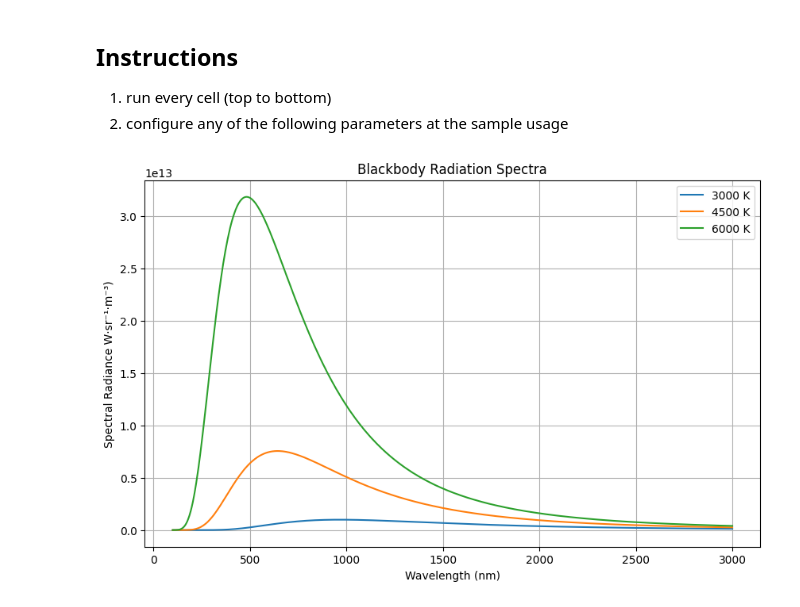
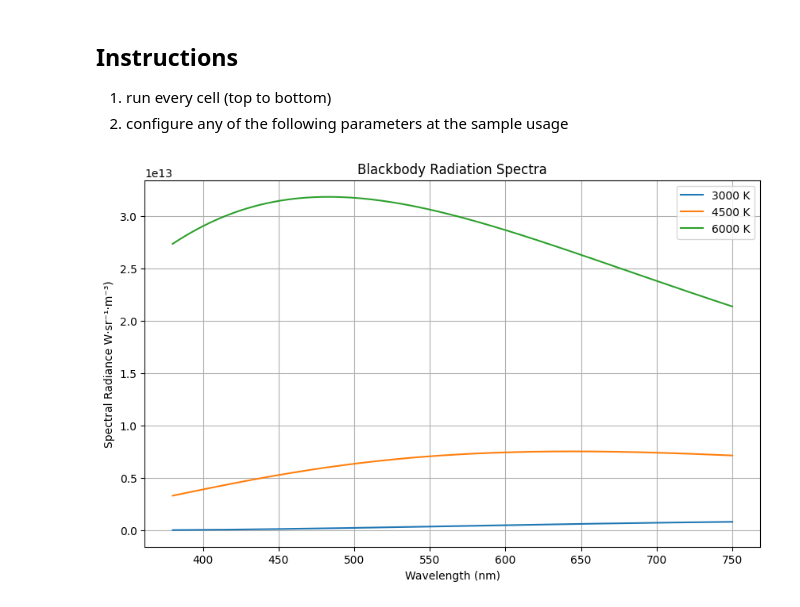
Before and after one commit to leona-raine/blackbody-explorer, a Jupyter notebook: prototype.ipynb, the cells around one changed output. Cells and saved outputs as stored; diff of their text form; code cells hidden in the pictures.

```diff
--- a/prototype.ipynb
+++ b/prototype.ipynb
@@ -64,9 +64,9 @@ def plot_spectrum(temperatures, wavelength_range):
 # %%
 # EDIT / CONFIGURE PARAMETERS
 
 # sample usage
 temps = [3000, 4500, 6000] # measurements should be in kelvin
-wl_range = (1e-7, 3e-6) # measurements should be in nanometers ranging within 100nm - 3000nm
+wl_range = (380e-9, 750e-9) # measurements should be in nanometers ranging within 100nm - 3000nm
 plot_spectrum(temps, wl_range)
 # %% [output]
-[figure, old version]
+[figure, new version]
```
